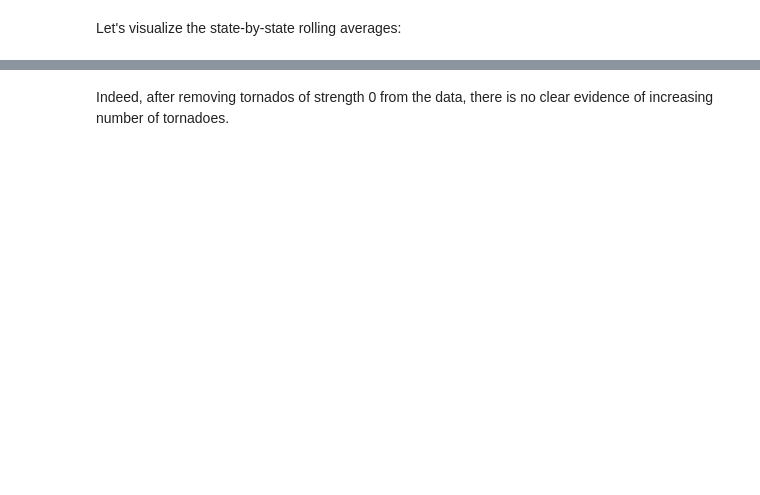
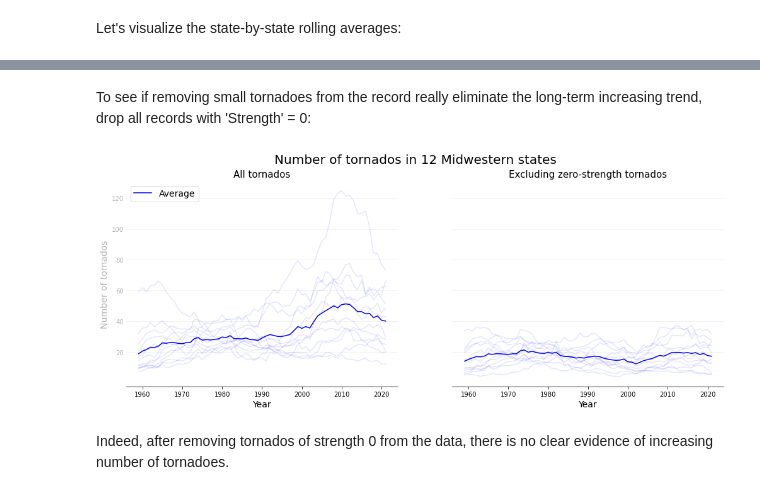
Before and after one commit to tnishi0/us_tornado_stats, a Jupyter notebook: analysis_midwestern.ipynb, the cells around one changed output, grey strips where cells are left out. Drawn from its saved outputs; the diff is of its cells as text; code cells hidden in the pictures; blank space fills up the shorter version.

```diff
--- a/analysis_midwestern.ipynb
+++ b/analysis_midwestern.ipynb
@@ -81,2 +86,31 @@ plt.show()
+# %% [markdown]
+To see if removing small tornadoes from the record really eliminate the long-term increasing trend, drop all records with 'Strength' = 0:
+# %%
+# Reload the data
+df = pd.read_csv('noaa_data_cleaned.csv')
+df = df.drop(['Unnamed: 0'], axis=1)
+
+# Drop those with zero strength
+df = df[df['Strength'] > 0]
+
+g = df.groupby(['Year', 'State'])
+df = g.count().unstack().droplevel(0, axis=1)
+df = df.fillna(0)
+midwestern_states = [
+    'Illinois', 'Indiana', 'Iowa', 'Kansas', 'Michigan',
+    'Minnesota', 'Missouri', 'Nebraska', 'North Dakota',
+    'Ohio', 'South Dakota', 'Wisconsin'
+]
+df = df[midwestern_states]
+
+df = df.rolling(10).mean().dropna()
+
+# Plot
+plt.sca(axs[1])
+plt.plot(df.index, df, color='b', alpha=0.1)
+plt.plot(df.index, df.mean(axis=1), 'b-', label='Average', alpha=1)
+plt.savefig('analysis_midwestern.')
+# %% [output]
+[figure, added]
 # %% [markdown]
 Indeed, after removing tornados of strength 0 from the data, there is no clear evidence of increasing number of tornadoes.
```
Also changed, not shown: parts of 9 cells of this notebook, 1 other file.
